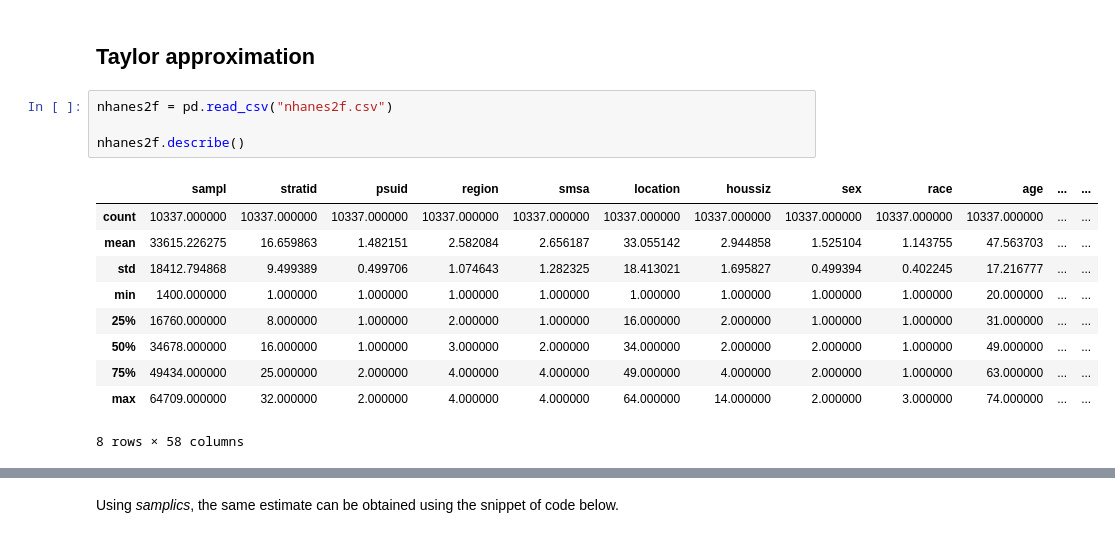
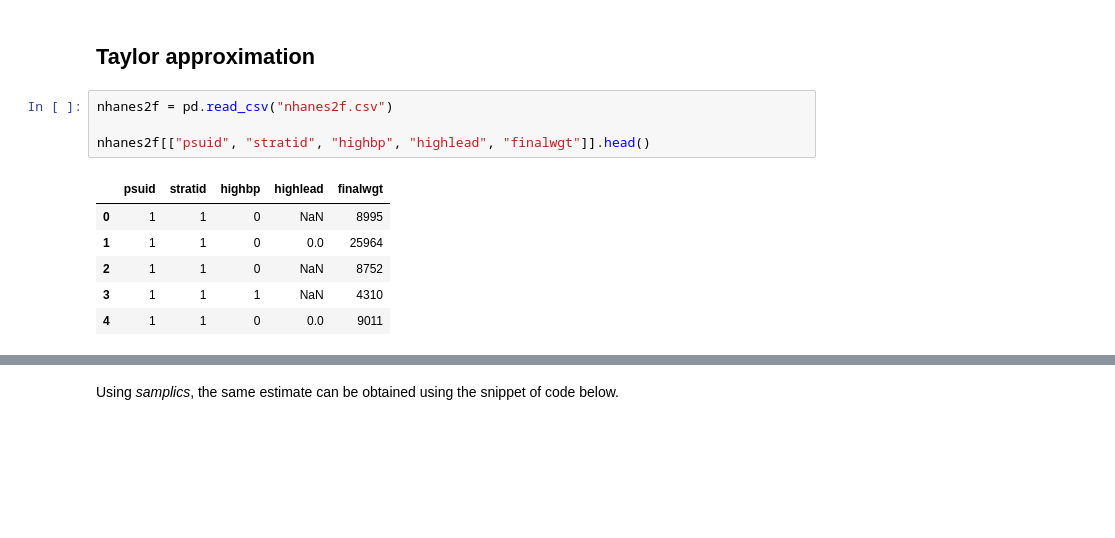
Before and after one commit to samplics-org/samplics, a Jupyter notebook: notebooks/tutorials/04_estimation.ipynb, the cells around one changed output, grey strips where cells are left out. Cells and saved outputs as stored; diff of their text form; blank space fills up the shorter version.

```diff
--- a/notebooks/tutorials/04_estimation.ipynb
+++ b/notebooks/tutorials/04_estimation.ipynb
@@ -24,18 +26,14 @@ The objective of this tutorial is illustrate the use of the *samplics* estimatio
 # %%
 nhanes2f = pd.read_csv("nhanes2f.csv")
 
-nhanes2f.describe()
+nhanes2f[["psuid", "stratid", "highbp", "highlead", "finalwgt"]].head()
 # %% [output]
-|  | sampl | stratid | psuid | region | smsa | location | houssiz | sex | race | age | ... | ... |
-| count | 10337.000000 | 10337.000000 | 10337.000000 | 10337.000000 | 10337.000000 | 10337.000000 | 10337.000000 | 10337.000000 | 10337.000000 | 10337.000000 | ... | ... |
-| mean | 33615.226275 | 16.659863 | 1.482151 | 2.582084 | 2.656187 | 33.055142 | 2.944858 | 1.525104 | 1.143755 | 47.563703 | ... | ... |
-| std | 18412.794868 | 9.499389 | 0.499706 | 1.074643 | 1.282325 | 18.413021 | 1.695827 | 0.499394 | 0.402245 | 17.216777 | ... | ... |
-| min | 1400.000000 | 1.000000 | 1.000000 | 1.000000 | 1.000000 | 1.000000 | 1.000000 | 1.000000 | 1.000000 | 20.000000 | ... | ... |
-| 25% | 16760.000000 | 8.000000 | 1.000000 | 2.000000 | 1.000000 | 16.000000 | 2.000000 | 1.000000 | 1.000000 | 31.000000 | ... | ... |
-| 50% | 34678.000000 | 16.000000 | 1.000000 | 3.000000 | 2.000000 | 34.000000 | 2.000000 | 2.000000 | 1.000000 | 49.000000 | ... | ... |
-| 75% | 49434.000000 | 25.000000 | 2.000000 | 4.000000 | 4.000000 | 49.000000 | 4.000000 | 2.000000 | 1.000000 | 63.000000 | ... | ... |
-| max | 64709.000000 | 32.000000 | 2.000000 | 4.000000 | 4.000000 | 64.000000 | 14.000000 | 2.000000 | 3.000000 | 74.000000 | ... | ... |
+|  | psuid | stratid | highbp | highlead | finalwgt |
+| 0 | 1 | 1 | 0 | NaN | 8995 |
+| 1 | 1 | 1 | 0 | 0.0 | 25964 |
+| 2 | 1 | 1 | 0 | NaN | 8752 |
+| 3 | 1 | 1 | 1 | NaN | 4310 |
+| 4 | 1 | 1 | 0 | 0.0 | 9011 |
-8 rows × 58 columns
 # %% [markdown]
 We calculate the survey mean of the level of zinc using Stata and we get the following
 ![](zinc_mean_stata_str.png)
```
Also changed, not shown: parts of 1 cell of this notebook, 4 other files.
